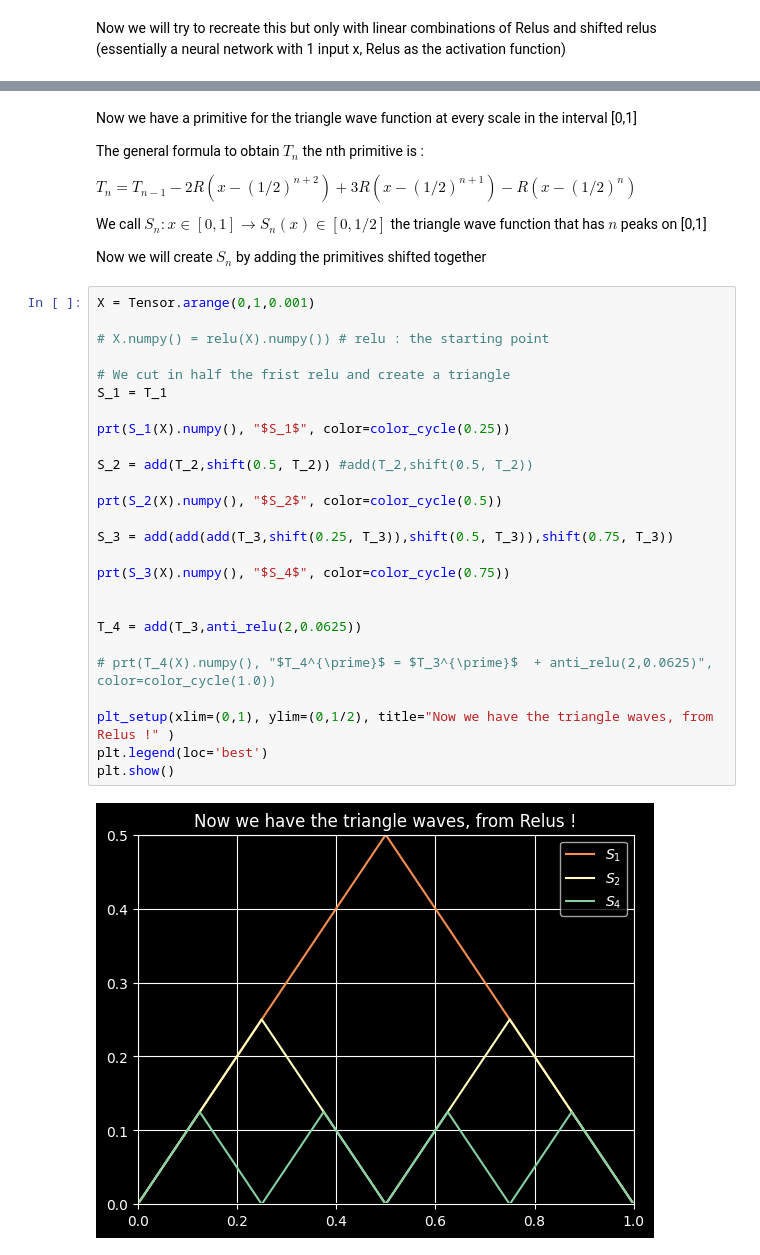
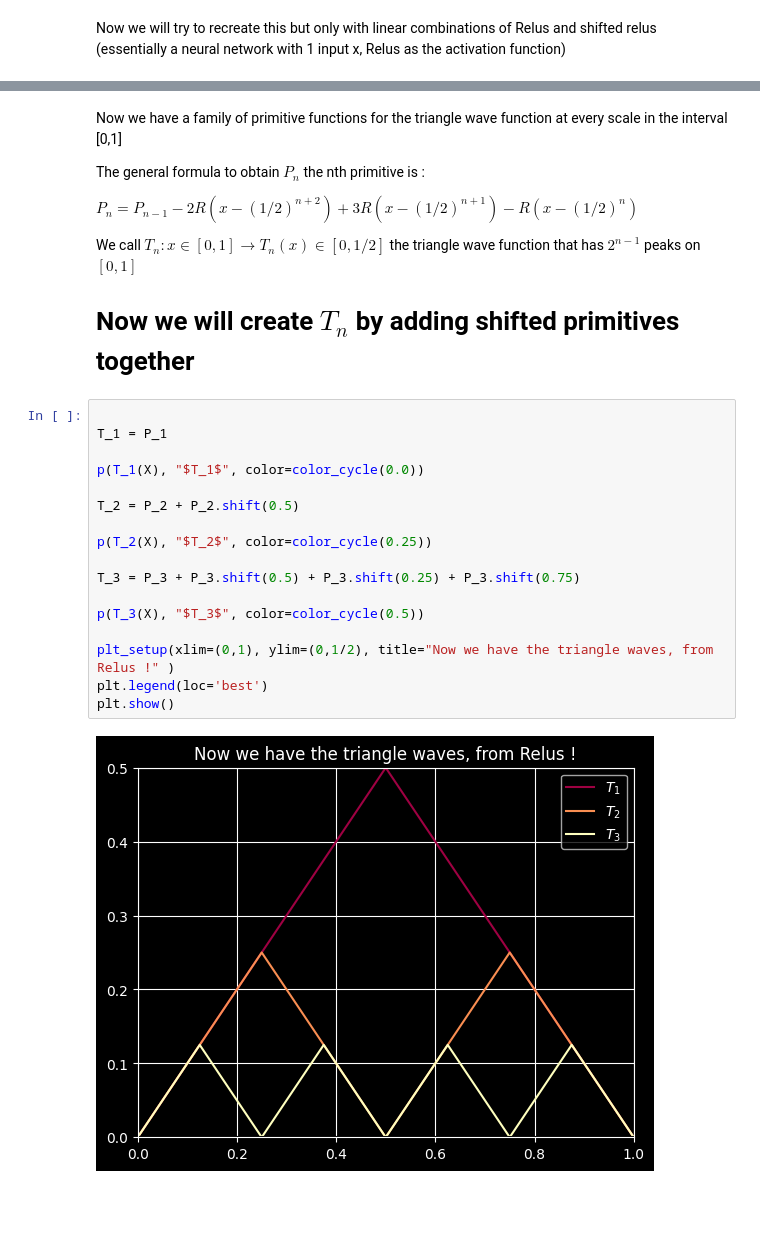
Before and after one commit to Hadrien-Cornier/cool-nn-stuff, a Jupyter notebook: polynomials_from_relus.ipynb, the cells around one changed output, grey strips where cells are left out. Cells and saved outputs as stored; diff of their text form; blank space fills up the shorter version.

```diff
--- a/polynomials_from_relus.ipynb
+++ b/polynomials_from_relus.ipynb
@@ -177,41 +151,32 @@ plt.show()
 # %% [markdown]
-Now we have a primitive for the triangle wave function at every scale in the interval [0,1]
+Now we have a family of primitive functions for the triangle wave function at every scale in the interval [0,1]
 
-The general formula to obtain $T_n$ the nth primitive is :
+The general formula to obtain $P_n$ the nth primitive is :
 
-$T_{n} = T_{n-1} - 2R(x-(1/2)^{n+2}) + 3R(x-(1/2)^{n+1}) -R(x-(1/2)^n)$
+$P_{n} = P_{n-1} - 2R(x-(1/2)^{n+2}) + 3R(x-(1/2)^{n+1}) - R(x-(1/2)^n)$
 
 
-We call $S_n : x \in [0,1] \to S_n(x) \in [0,1/2]$ the triangle wave function that has $n$ peaks on [0,1]
+We call $T_n : x \in [0,1] \to T_n(x) \in [0,1/2]$ the triangle wave function that has $2^{n-1}$ peaks on $[0,1]$
 
-Now we will create $S_n$ by adding the primitives shifted together
+# Now we will create $T_n$ by adding shifted primitives together
-# %%
-X = Tensor.arange(0,1,0.001)
-
-# X.numpy() = relu(X).numpy()) # relu : the starting point
-
-# We cut in half the frist relu and create a triangle
-S_1 = T_1
-
-prt(S_1(X).numpy(), "$S_1$", color=color_cycle(0.25))
-
-S_2 = add(T_2,shift(0.5, T_2)) #add(T_2,shift(0.5, T_2))
-
-prt(S_2(X).numpy(), "$S_2$", color=color_cycle(0.5))
-
-S_3 = add(add(add(T_3,shift(0.25, T_3)),shift(0.5, T_3)),shift(0.75, T_3))
-
-prt(S_3(X).numpy(), "$S_4$", color=color_cycle(0.75))
-
-
-T_4 = add(T_3,anti_relu(2,0.0625))
-
-# prt(T_4(X).numpy(), "$T_4^{\prime}$ = $T_3^{\prime}$  + anti_relu(2,0.0625)", color=color_cycle(1.0))
-
-plt_setup(xlim=(0,1), ylim=(0,1/2), title="Now we have the triangle waves, from Relus !" )
-plt.legend(loc='best')
-plt.show()
-# %% [output]
-[figure, removed]
+# %%
+
+T_1 = P_1
+
+p(T_1(X), "$T_1$", color=color_cycle(0.0))
+
+T_2 = P_2 + P_2.shift(0.5)
+
+p(T_2(X), "$T_2$", color=color_cycle(0.25))
+
+T_3 = P_3 + P_3.shift(0.5) + P_3.shift(0.25) + P_3.shift(0.75)
+
+p(T_3(X), "$T_3$", color=color_cycle(0.5))
+
+plt_setup(xlim=(0,1), ylim=(0,1/2), title="Now we have the triangle waves, from Relus !" )
+plt.legend(loc='best')
+plt.show()
+# %% [output]
+[figure, added]
 # %%
 # Now we just need to scale them
```
Also changed, not shown: parts of 12 cells of this notebook.
